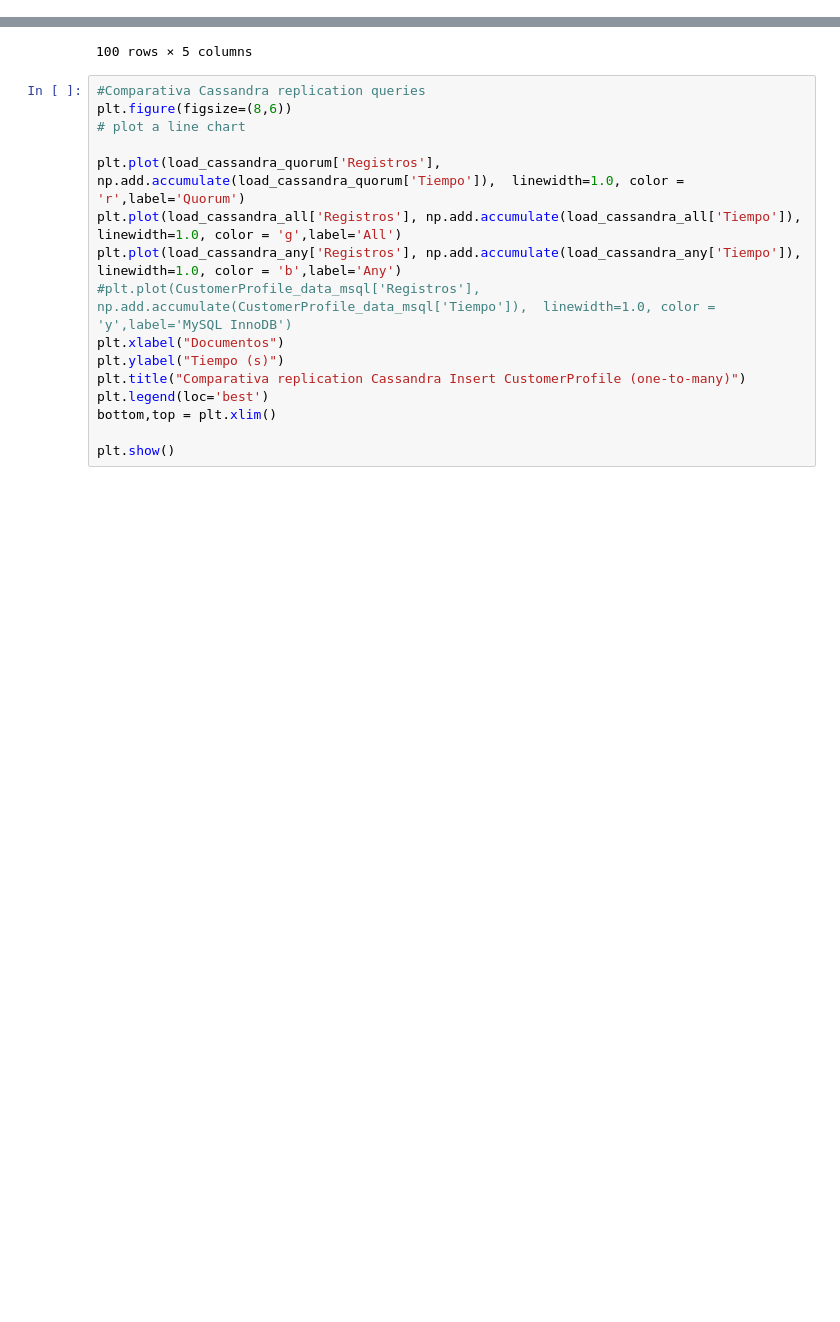
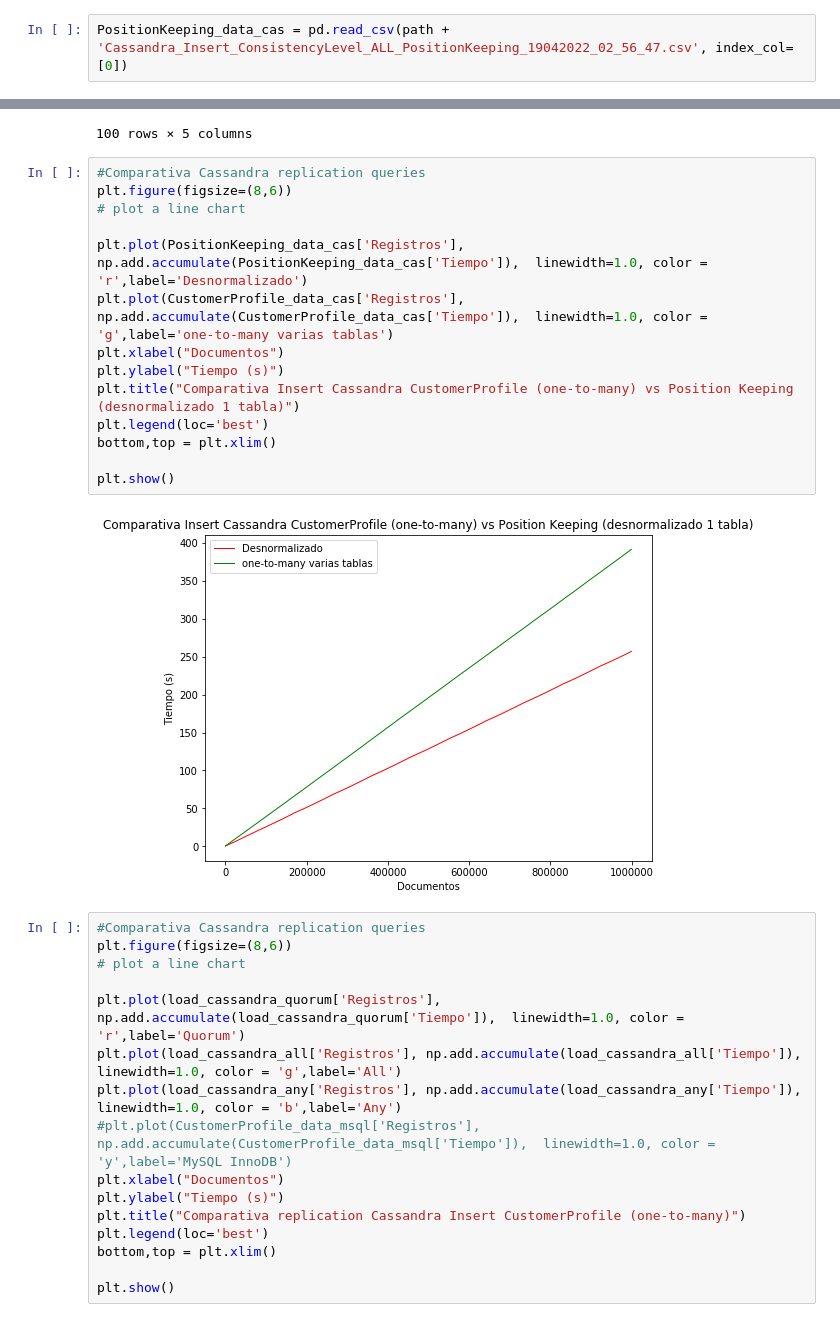
Before and after one commit to danielherranzsegundo/TFM_2022, a Jupyter notebook: Scripts/Resultados.ipynb, the cells around one changed output, grey strips where cells are left out. Cells and saved outputs as stored; diff of their text form; blank space fills up the shorter version.

```diff
--- a/Scripts/Resultados.ipynb
+++ b/Scripts/Resultados.ipynb
@@ -46,3 +46,5 @@ CustomerProfile_data_cas = pd.read_csv(path + 'Cassandra_Insert_ConsistencyLevel
+# %%
+PositionKeeping_data_cas = pd.read_csv(path + 'Cassandra_Insert_ConsistencyLevel_ALL_PositionKeeping_19042022_02_56_47.csv', index_col=[0])
 # %%
 cassandra_Select_Test = pd.read_csv(path + 'CassandraSelect_test_19042022_02_47_24.csv')
 # %%
@@ -145,6 +147,22 @@ MySQLUpdate_df
 | 98 | 98 | 99 | 0.966 | 19.7 | 51.0 |
 | 99 | 99 | 100 | 0.979 | 19.7 | 51.0 |
 100 rows × 5 columns
+# %%
+#Comparativa Cassandra replication queries
+plt.figure(figsize=(8,6))
+# plot a line chart
+
+plt.plot(PositionKeeping_data_cas['Registros'], np.add.accumulate(PositionKeeping_data_cas['Tiempo']),  linewidth=1.0, color = 'r',label='Desnormalizado')
+plt.plot(CustomerProfile_data_cas['Registros'], np.add.accumulate(CustomerProfile_data_cas['Tiempo']),  linewidth=1.0, color = 'g',label='one-to-many varias tablas')
+plt.xlabel("Documentos")
+plt.ylabel("Tiempo (s)")
+plt.title("Comparativa Insert Cassandra CustomerProfile (one-to-many) vs Position Keeping (desnormalizado 1 tabla)")
+plt.legend(loc='best')
+bottom,top = plt.xlim()
+
+plt.show()
+# %% [output]
+[figure, added]
 # %%
 #Comparativa Cassandra replication queries
 plt.figure(figsize=(8,6))
```
Also changed, not shown: parts of 6 cells of this notebook, 6 other files.
